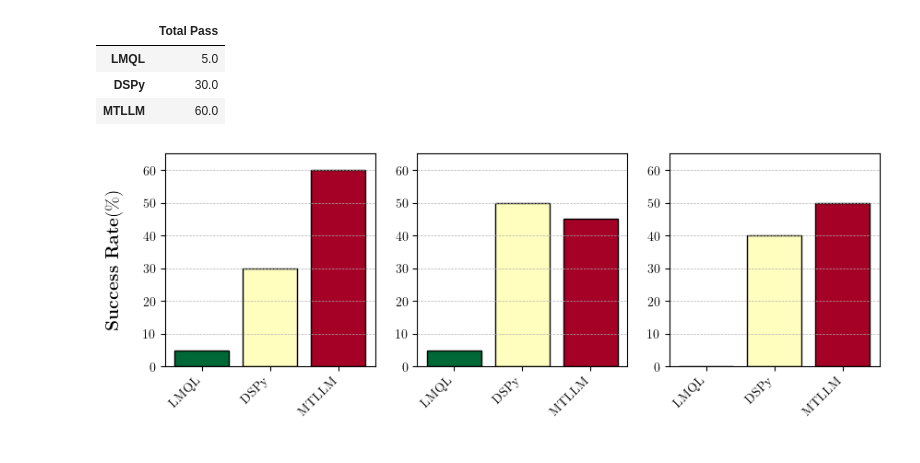
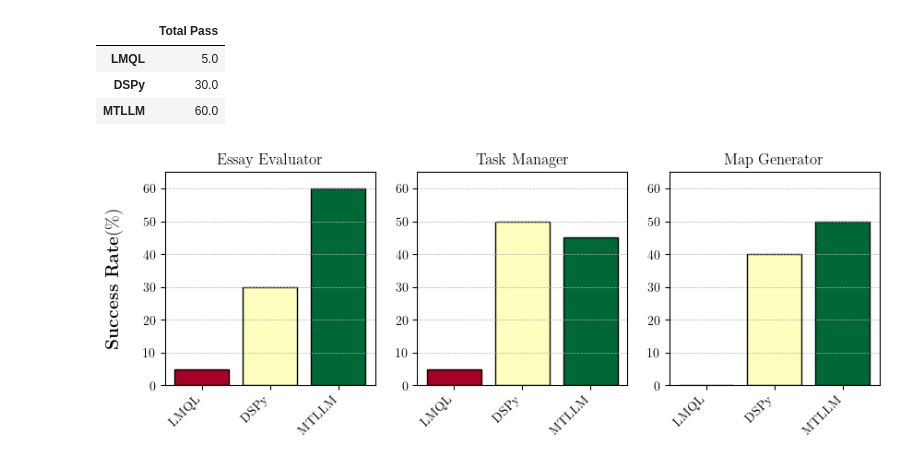
Before and after one commit to Jaseci-Labs/mtllm-evaluation, a Jupyter notebook: usabiity study/submitted code/code_analysis.ipynb, the cells around one changed output. Saved outputs shown, nothing was run; the diff lists cells and outputs as text; code cells hidden in the pictures.

```diff
--- a/usabiity study/submitted code/code_analysis.ipynb
+++ b/usabiity study/submitted code/code_analysis.ipynb
@@ -51,22 +51,23 @@ plt.rcParams.update({
 # %%
 fig, axes = plt.subplots(1, 3, figsize=(10, 3))
 
 for i,task in enumerate(data.keys()):
     df = data[task].T
-    colors = plt.cm.RdYlGn_r(np.linspace(0, 1, len(df)))
+    colors = plt.cm.RdYlGn(np.linspace(0, 1, len(df)))
     # data[task].T.plot(kind='bar', stacked=True, colormap='RdYlGn_r', ax=axes[i], title=task, edgecolor='black', linewidth=1.0, fontsize=14)
-    bars = axes[i].bar(df.index, df['Total Pass'], color=colors, edgecolor='black', linewidth=1.0)
+    bars = axes[i].bar(df.index, df['Total Pass'], color=colors, edgecolor='black', linewidth=1.0,)
+    axes[i].set_title(task)
     axes[i].legend().remove()
     axes[i].set_xticklabels(axes[i].get_xticklabels(), rotation=45, ha='right')
     axes[i].grid(axis='y',linestyle='--', linewidth=0.5)
     axes[i].set_ylim(0,65)
 
 legends = data['Essay Evaluator'].T.keys()
 legends = [legend.replace('Total ', '') for legend in legends]
 # fig.legend(legends, loc='upper center',shadow=True, fontsize=14, bbox_to_anchor=(0.5, 1.13), ncol=2)
 # fig.text(0.5, -0.15, r'\textbf{LLM Programming Framework}', ha='center', va='center',fontsize=12)
 fig.text(0.07, 0.5, r'\textbf{Success Rate}($\%$)', ha='center', va='center', rotation='vertical', fontsize=14)
 plt.savefig('user_study_code_summary.png', dpi=300, bbox_inches='tight')
 plt.show()
 # %% [output]
-[figure, old version]
+[figure, new version]
```
Also changed, not shown: 1 other file.
